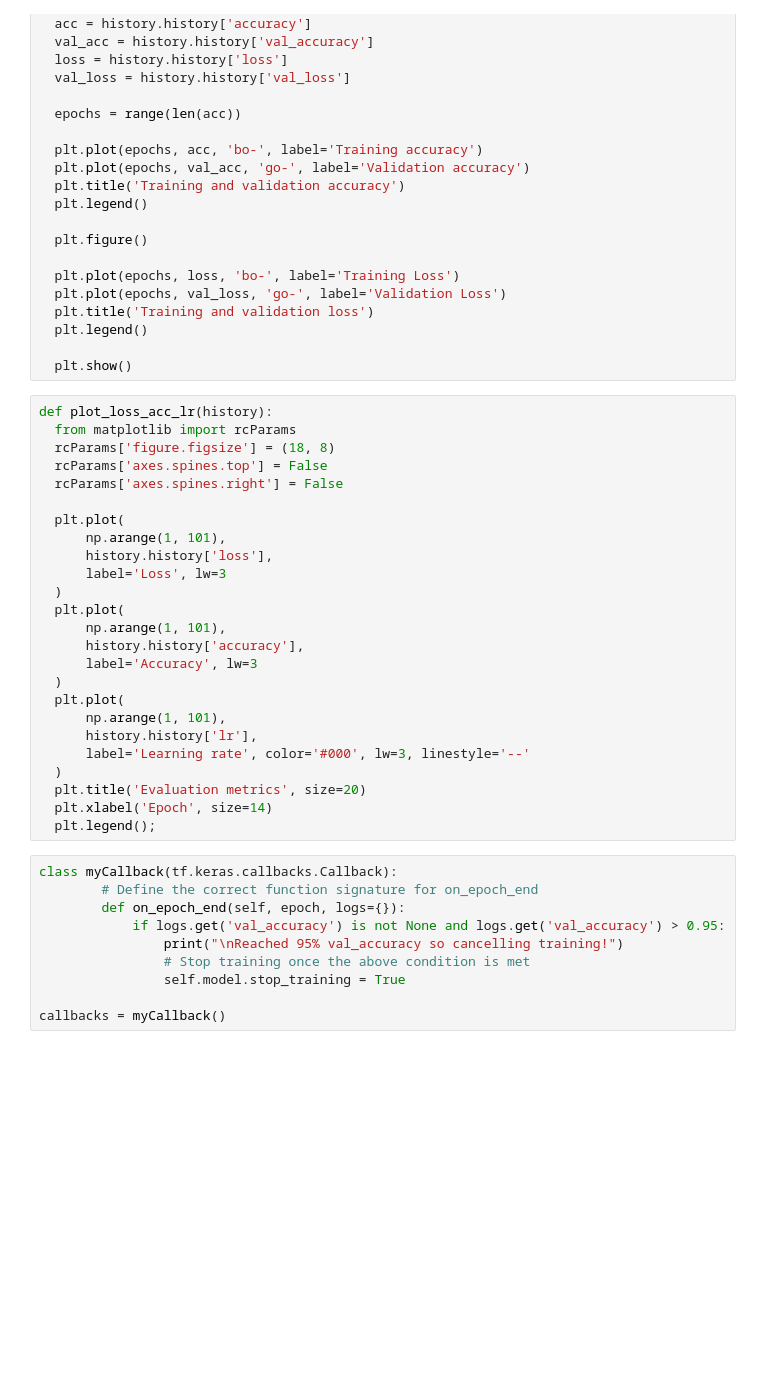
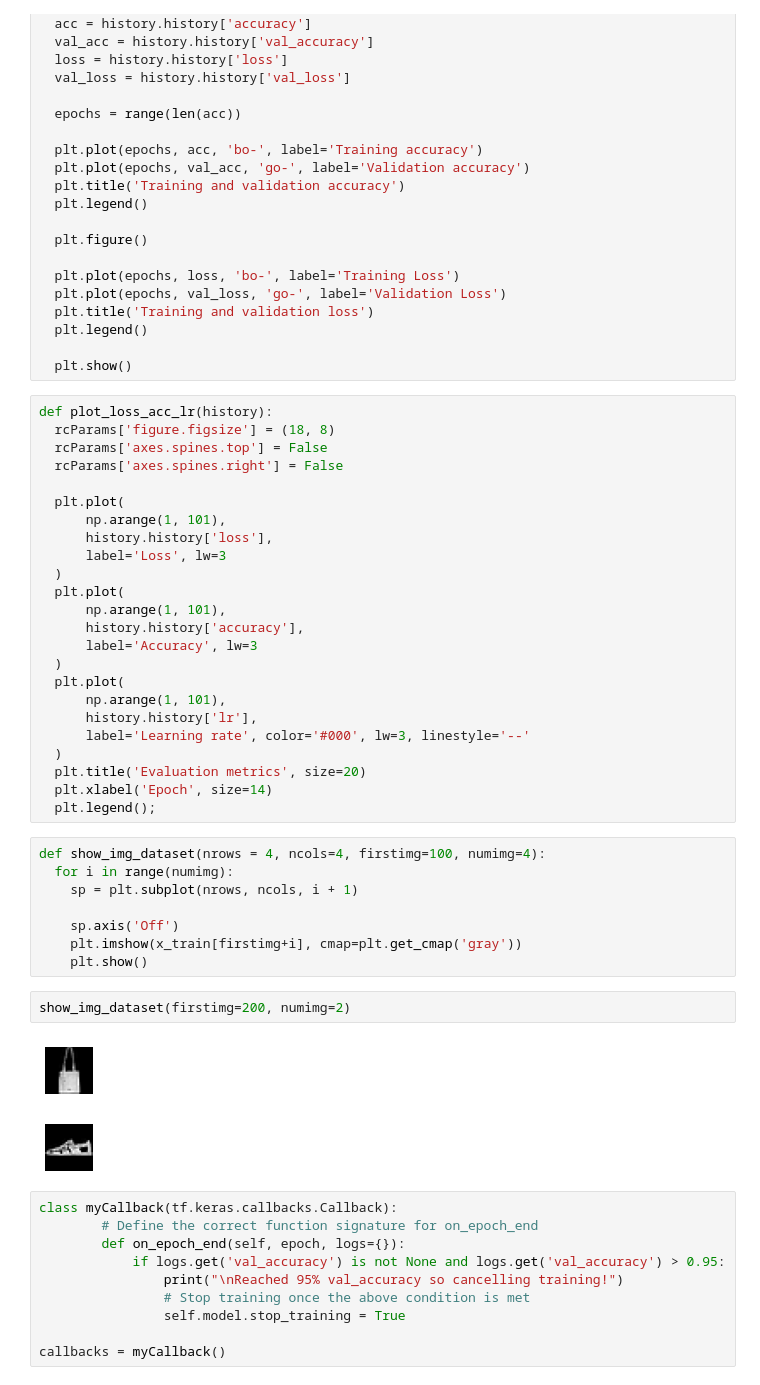
Before and after one commit to peremartra/TensorFlowCertification, a Jupyter notebook: ConvMNISTImage.ipynb, the cells around one changed output. Saved outputs shown, nothing was run; the diff lists cells and outputs as text; blank space fills up the shorter version.

Commit message:
Update ConvMNISTImage.ipynb
Add a new function to show the images of the fmnist dataset.
Some minor changes

```diff
--- a/ConvMNISTImage.ipynb
+++ b/ConvMNISTImage.ipynb
@@ -69,7 +71,6 @@ def plot_loss_acc(history):
   plt.show()
 # %%
 def plot_loss_acc_lr(history):
-  from matplotlib import rcParams
   rcParams['figure.figsize'] = (18, 8)
   rcParams['axes.spines.top'] = False
   rcParams['axes.spines.right'] = False
@@ -92,6 +93,19 @@ def plot_loss_acc_lr(history):
   plt.title('Evaluation metrics', size=20)
   plt.xlabel('Epoch', size=14)
   plt.legend();
+# %%
+def show_img_dataset(nrows = 4, ncols=4, firstimg=100, numimg=4):
+  for i in range(numimg):
+    sp = plt.subplot(nrows, ncols, i + 1)
+
+    sp.axis('Off')
+    plt.imshow(x_train[firstimg+i], cmap=plt.get_cmap('gray'))
+    plt.show()
+# %%
+show_img_dataset(firstimg=200, numimg=2)
+# %% [output]
+[figure, added]
+[figure, added]
 # %%
 class myCallback(tf.keras.callbacks.Callback):
         # Define the correct function signature for on_epoch_end
```
Also changed, not shown: parts of 3 cells of this notebook.
